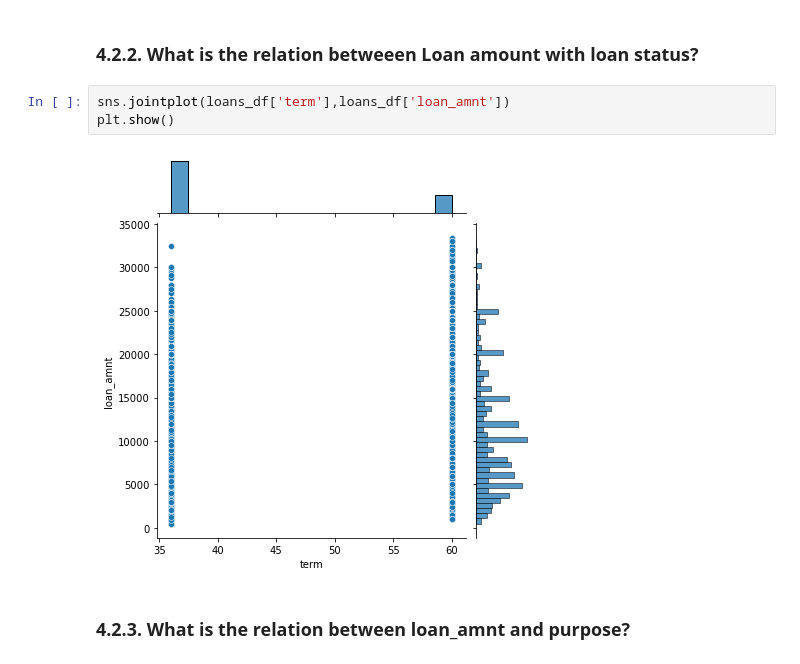
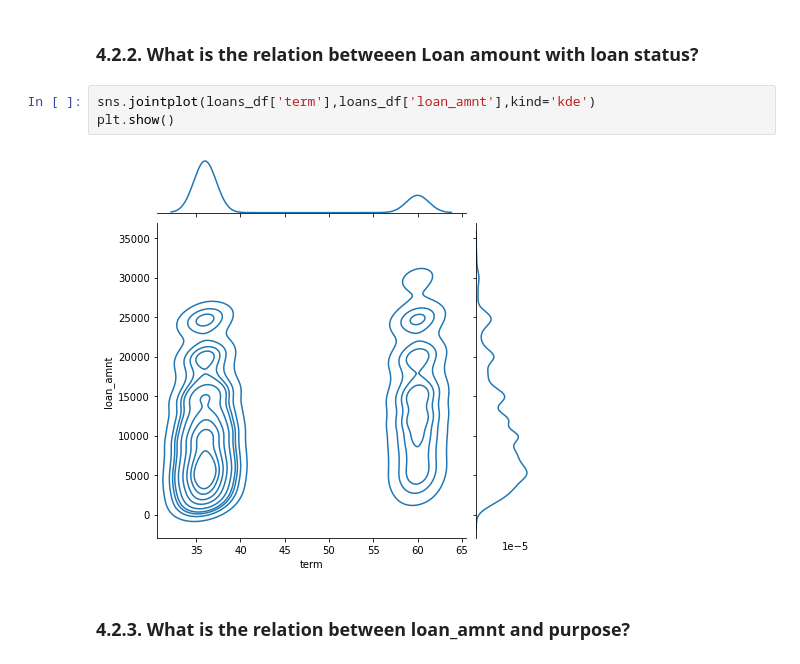
Before and after one commit to rooplaxmidesai/homework, a Jupyter notebook: week_24/Project_Master.ipynb, the cells around one changed output. Saved outputs shown, nothing was run; the diff lists cells and outputs as text.

```diff
--- a/week_24/Project_Master.ipynb
+++ b/week_24/Project_Master.ipynb
@@ -450,10 +463,10 @@ plt.show()
 # %% [markdown]
 ### 4.2.2. What is the relation betweeen Loan amount with loan status?
 # %%
-sns.jointplot(loans_df['term'],loans_df['loan_amnt'])
+sns.jointplot(loans_df['term'],loans_df['loan_amnt'],kind='kde')
 plt.show()
 # %% [output]
-[figure, old version]
+[figure, new version]
 # %% [markdown]
 ### 4.2.3. What is the relation between loan_amnt and purpose?
 # %%
```
Also changed, not shown: parts of 33 cells of this notebook.
